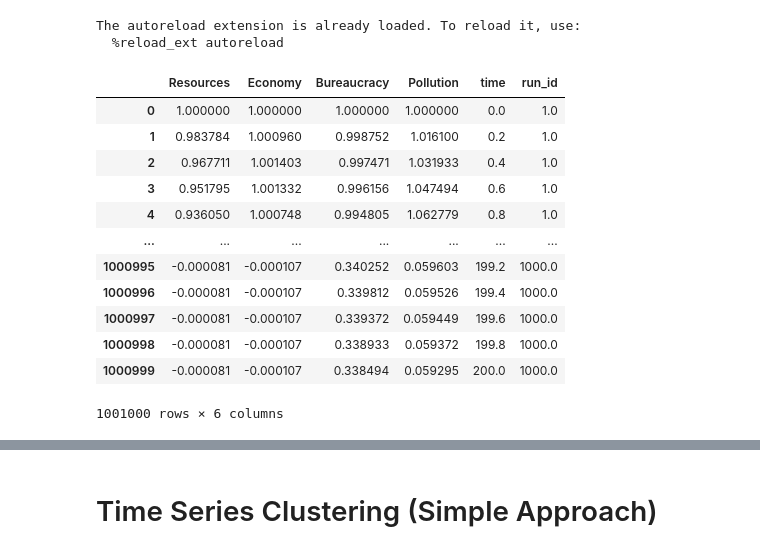
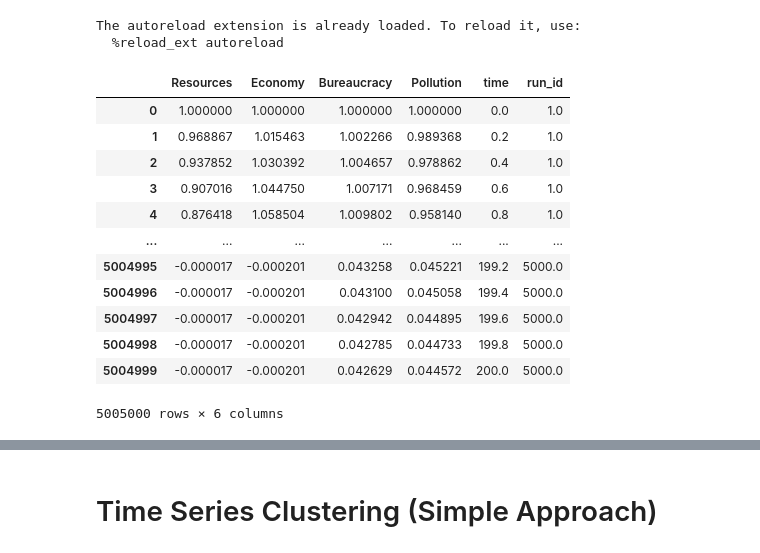
Before and after one commit to emolinaperez/looking_back_to_look_forward, a Jupyter notebook: results_analysis/time_series_clust.ipynb, the cells around one changed output, grey strips where cells are left out. Drawn from its saved outputs; the diff is of its cells as text; code cells hidden in the pictures.

```diff
--- a/results_analysis/time_series_clust.ipynb
+++ b/results_analysis/time_series_clust.ipynb
@@ -26,19 +29,19 @@ root_dir = os.path.abspath(os.path.join(script_dir, os.pardir))
 tableu_dir = os.path.join(root_dir, 'tableau')
 porcessed_data_dir = os.path.join(script_dir, 'processed_data')
 # %%
-output_df = pd.read_csv(os.path.join(tableu_dir, 'bardis_ensemble_python_ver_1000.csv'))
+output_df = pd.read_csv(os.path.join(tableu_dir, 'bardis_ensemble_python_ver_5000.csv'))
 output_df
 # %% [output]
 |  | Resources | Economy | Bureaucracy | Pollution | time | run_id |
 | 0 | 1.000000 | 1.000000 | 1.000000 | 1.000000 | 0.0 | 1.0 |
-| 1 | 0.983784 | 1.000960 | 0.998752 | 1.016100 | 0.2 | 1.0 |
-| 2 | 0.967711 | 1.001403 | 0.997471 | 1.031933 | 0.4 | 1.0 |
-| 3 | 0.951795 | 1.001332 | 0.996156 | 1.047494 | 0.6 | 1.0 |
-| 4 | 0.936050 | 1.000748 | 0.994805 | 1.062779 | 0.8 | 1.0 |
+| 1 | 0.968867 | 1.015463 | 1.002266 | 0.989368 | 0.2 | 1.0 |
+| 2 | 0.937852 | 1.030392 | 1.004657 | 0.978862 | 0.4 | 1.0 |
+| 3 | 0.907016 | 1.044750 | 1.007171 | 0.968459 | 0.6 | 1.0 |
+| 4 | 0.876418 | 1.058504 | 1.009802 | 0.958140 | 0.8 | 1.0 |
 | ... | ... | ... | ... | ... | ... | ... |
-| 1000995 | -0.000081 | -0.000107 | 0.340252 | 0.059603 | 199.2 | 1000.0 |
-| 1000996 | -0.000081 | -0.000107 | 0.339812 | 0.059526 | 199.4 | 1000.0 |
-| 1000997 | -0.000081 | -0.000107 | 0.339372 | 0.059449 | 199.6 | 1000.0 |
-| 1000998 | -0.000081 | -0.000107 | 0.338933 | 0.059372 | 199.8 | 1000.0 |
-| 1000999 | -0.000081 | -0.000107 | 0.338494 | 0.059295 | 200.0 | 1000.0 |
+| 5004995 | -0.000017 | -0.000201 | 0.043258 | 0.045221 | 199.2 | 5000.0 |
+| 5004996 | -0.000017 | -0.000201 | 0.043100 | 0.045058 | 199.4 | 5000.0 |
+| 5004997 | -0.000017 | -0.000201 | 0.042942 | 0.044895 | 199.6 | 5000.0 |
+| 5004998 | -0.000017 | -0.000201 | 0.042785 | 0.044733 | 199.8 | 5000.0 |
+| 5004999 | -0.000017 | -0.000201 | 0.042629 | 0.044572 | 200.0 | 5000.0 |
-1001000 rows × 6 columns
+5005000 rows × 6 columns
```
Also changed, not shown: parts of 52 cells of this notebook.
